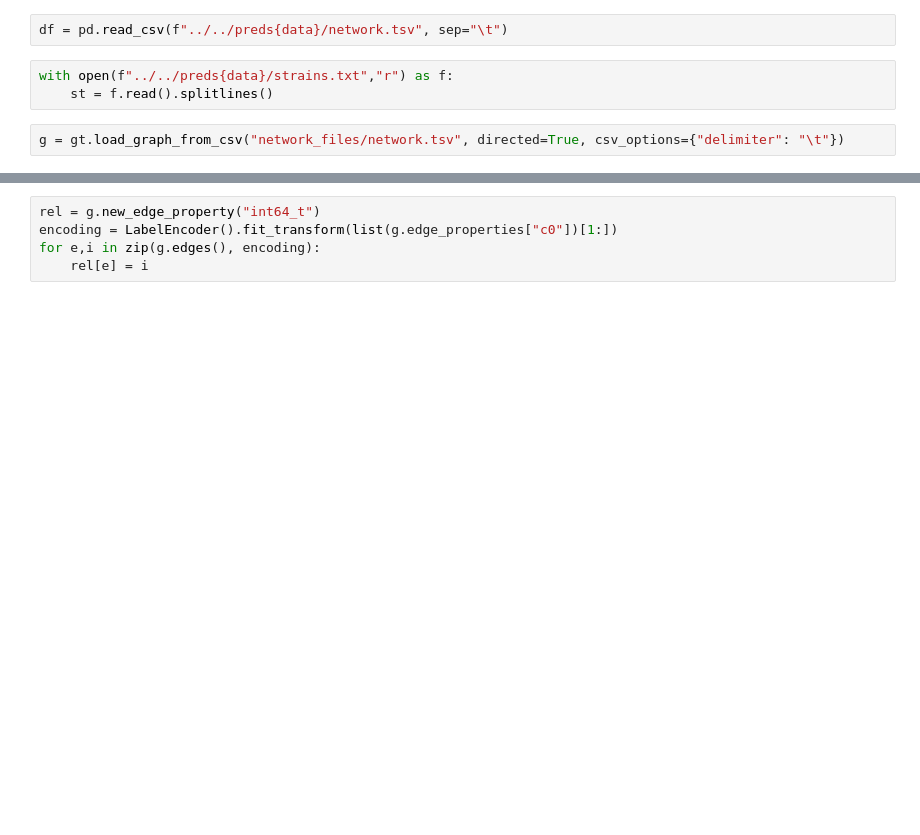
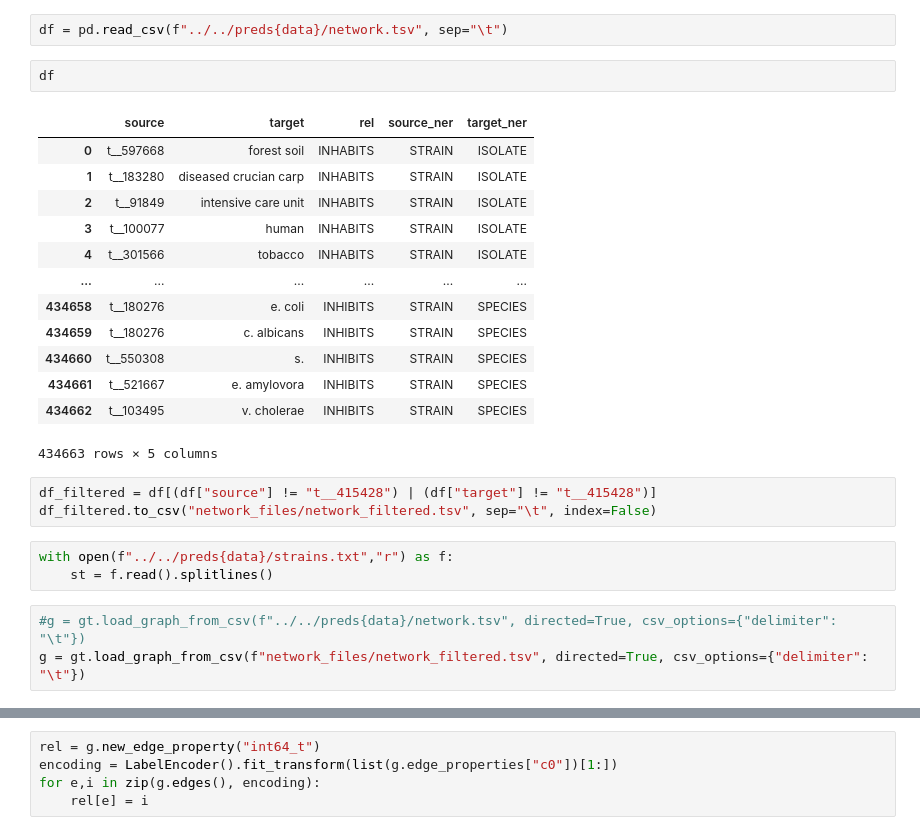
Before and after one commit to danielzmbp/NLP4Pheno, a Jupyter notebook: notebooks/analyze_network_graphtool.ipynb, the cells around one changed output, grey strips where cells are left out. Drawn from its saved outputs; the diff is of its cells as text; blank space fills up the shorter version.

```diff
--- a/notebooks/analyze_network_graphtool.ipynb
+++ b/notebooks/analyze_network_graphtool.ipynb
@@ -26,11 +32,31 @@ def getstrain(strainselectid):
 # Graph-tool
 # %%
 df = pd.read_csv(f"../../preds{data}/network.tsv", sep="\t")
+# %%
+df
+# %% [output]
+|  | source | target | rel | source_ner | target_ner |
+| 0 | t__597668 | forest soil | INHABITS | STRAIN | ISOLATE |
+| 1 | t__183280 | diseased crucian carp | INHABITS | STRAIN | ISOLATE |
+| 2 | t__91849 | intensive care unit | INHABITS | STRAIN | ISOLATE |
+| 3 | t__100077 | human | INHABITS | STRAIN | ISOLATE |
+| 4 | t__301566 | tobacco | INHABITS | STRAIN | ISOLATE |
+| ... | ... | ... | ... | ... | ... |
+| 434658 | t__180276 | e. coli | INHIBITS | STRAIN | SPECIES |
+| 434659 | t__180276 | c. albicans | INHIBITS | STRAIN | SPECIES |
+| 434660 | t__550308 | s. | INHIBITS | STRAIN | SPECIES |
+| 434661 | t__521667 | e. amylovora | INHIBITS | STRAIN | SPECIES |
+| 434662 | t__103495 | v. cholerae | INHIBITS | STRAIN | SPECIES |
+434663 rows × 5 columns
+# %%
+df_filtered = df[(df["source"] != "t__415428") | (df["target"] != "t__415428")]
+df_filtered.to_csv("network_files/network_filtered.tsv", sep="\t", index=False)
 # %%
 with open(f"../../preds{data}/strains.txt","r") as f:
 	st = f.read().splitlines()
 # %%
-g = gt.load_graph_from_csv("network_files/network.tsv", directed=True, csv_options={"delimiter": "\t"})
+#g = gt.load_graph_from_csv(f"../../preds{data}/network.tsv", directed=True, csv_options={"delimiter": "\t"})
+g = gt.load_graph_from_csv(f"network_files/network_filtered.tsv", directed=True, csv_options={"delimiter": "\t"})
 # %%
 g
 # %% [output]
```
Also changed, not shown: parts of 23 cells of this notebook, 8 other files.
